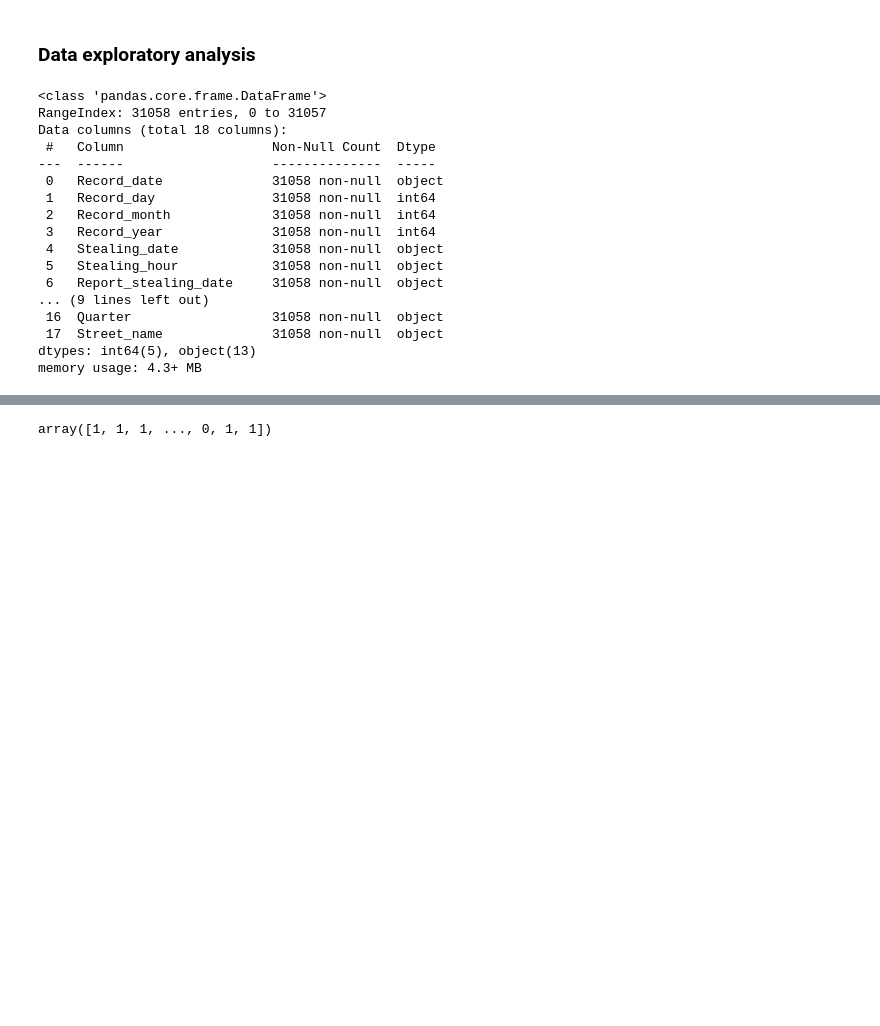
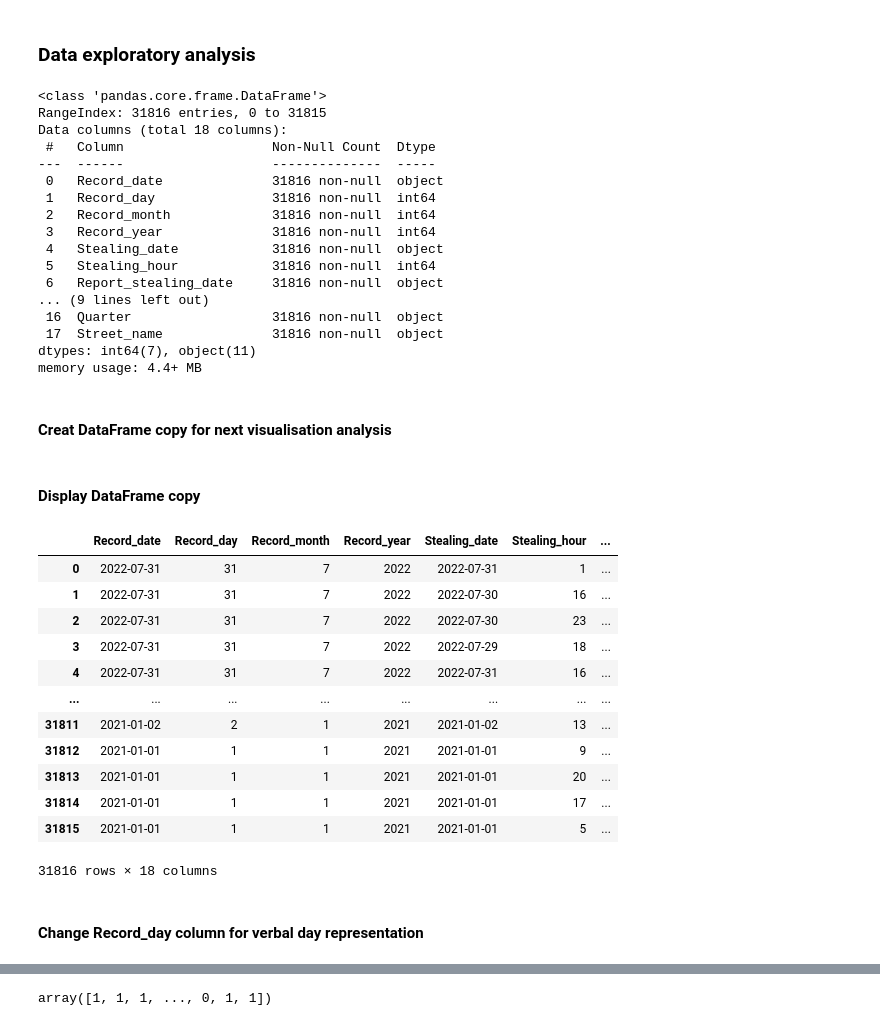
Before and after one commit to MSI17819/Berlin_bike_theft_prediction, a Jupyter notebook: Berlin_bike_thief_analysis_and_prediction.ipynb, the cells around one changed output, grey strips where cells are left out. Drawn from its saved outputs; the diff is of its cells as text; code cells hidden in the pictures; blank space fills up the shorter version.

```diff
--- a/Berlin_bike_thief_analysis_and_prediction.ipynb
+++ b/Berlin_bike_thief_analysis_and_prediction.ipynb
@@ -4,26 +4,28 @@
 import pandas as pd
 import numpy as np
 # %%
-url = r'C:\Users\dell\Desktop\Project\Berlin_bike_theft_prediction.csv'
+url = r'https://raw.githubusercontent.com/MSI17819/Berlin_bike_theft_prediction/main/Berlin_bike_thief_file_for_analysis.csv'
 
 df = pd.read_csv(url, sep=',', encoding="utf-8")
 
 df.info()
 # %% [output]
 <class 'pandas.core.frame.DataFrame'>
-RangeIndex: 31058 entries, 0 to 31057
+RangeIndex: 31816 entries, 0 to 31815
 Data columns (total 18 columns):
  #   Column                   Non-Null Count  Dtype
 ---  ------                   --------------  -----
- 0   Record_date              31058 non-null  object
- 1   Record_day               31058 non-null  int64
- 2   Record_month             31058 non-null  int64
- 3   Record_year              31058 non-null  int64
- 4   Stealing_date            31058 non-null  object
- 5   Stealing_hour            31058 non-null  object
- 6   Report_stealing_date     31058 non-null  object
+ 0   Record_date              31816 non-null  object
+ 1   Record_day               31816 non-null  int64
+ 2   Record_month             31816 non-null  int64
+ 3   Record_year              31816 non-null  int64
+ 4   Stealing_date            31816 non-null  object
+ 5   Stealing_hour            31816 non-null  int64
+ 6   Report_stealing_date     31816 non-null  object
 ... (9 lines left out)
- 16  Quarter                  31058 non-null  object
- 17  Street_name              31058 non-null  object
-dtypes: int64(5), object(13)
-memory usage: 4.3+ MB
+ 16  Quarter                  31816 non-null  object
+ 17  Street_name              31816 non-null  object
+dtypes: int64(7), object(11)
+memory usage: 4.4+ MB
+# %% [markdown]
+#### Creat DataFrame copy for next visualisation analysis
@@ -29,0 +34,20 @@ memory usage: 4.3+ MB
+# %% [markdown]
+#### Display DataFrame copy
+# %%
+df_copy
+# %% [output]
+|  | Record_date | Record_day | Record_month | Record_year | Stealing_date | Stealing_hour | ... |
+| 0 | 2022-07-31 | 31 | 7 | 2022 | 2022-07-31 | 1 | ... |
+| 1 | 2022-07-31 | 31 | 7 | 2022 | 2022-07-30 | 16 | ... |
+| 2 | 2022-07-31 | 31 | 7 | 2022 | 2022-07-30 | 23 | ... |
+| 3 | 2022-07-31 | 31 | 7 | 2022 | 2022-07-29 | 18 | ... |
+| 4 | 2022-07-31 | 31 | 7 | 2022 | 2022-07-31 | 16 | ... |
+| ... | ... | ... | ... | ... | ... | ... | ... |
+| 31811 | 2021-01-02 | 2 | 1 | 2021 | 2021-01-02 | 13 | ... |
+| 31812 | 2021-01-01 | 1 | 1 | 2021 | 2021-01-01 | 9 | ... |
+| 31813 | 2021-01-01 | 1 | 1 | 2021 | 2021-01-01 | 20 | ... |
+| 31814 | 2021-01-01 | 1 | 1 | 2021 | 2021-01-01 | 17 | ... |
+| 31815 | 2021-01-01 | 1 | 1 | 2021 | 2021-01-01 | 5 | ... |
+31816 rows × 18 columns
+# %% [markdown]
+#### Change Record_day column for verbal day representation
```
Also changed, not shown: parts of 13 cells of this notebook.
